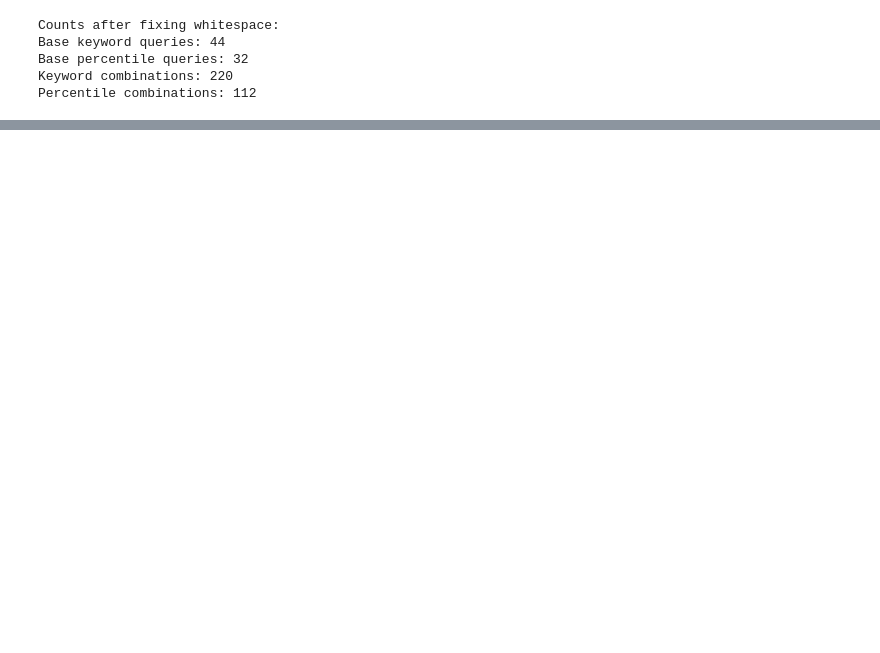
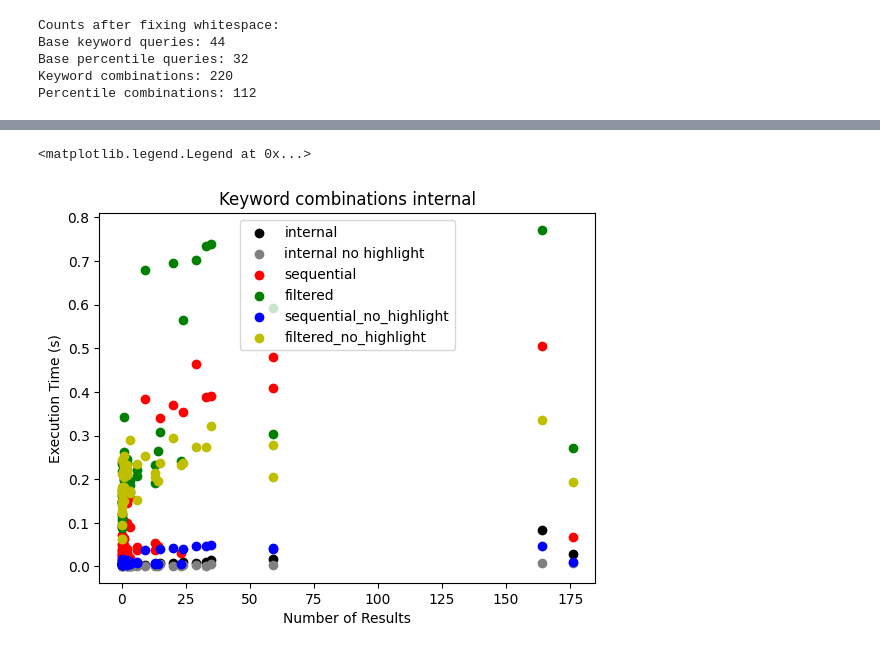
Before and after one commit to lbhm/fainder-demo, a Jupyter notebook: backend/performance_tests/analysis.ipynb, the cells around one changed output, grey strips where cells are left out. Cells and saved outputs as stored; diff of their text form; code cells hidden in the pictures; blank space fills up the shorter version.

```diff
--- a/backend/performance_tests/analysis.ipynb
+++ b/backend/performance_tests/analysis.ipynb
@@ -172,0 +211,68 @@ plt.legend()
+# %%
+# compare kw combinations internal and external ie: kw(a) AND kw(b) vs kw(a AND b) for possible optimization
+# use num_terms== 2
+# category: keyword_combinations and keyword_combinations_internal
+# relevant columns: execution_time, num of results, scenario for internal irrelevant for external relevant
+
+from matplotlib import pyplot as plt
+
+plt.figure()
+
+kw = keyword_combinations[keyword_combinations["num_terms"] == 2]
+
+kw_internal = keyword_combinations_internal[keyword_combinations_internal["num_terms"] == 2]
+
+kw_internal = kw_internal[kw_internal["results_consistent"] == True]
+
+
+# for kw external on line per scenario
+scenarios = kw["scenario"].unique()
+# compare the execution time of the keyword queries with len(ids) == 2 and the execution time of the percentile queries with len(ids) == 2 with different scenarios in two separate plots with bar charts
+
+
+scenarios = kw_internal["scenario"].unique()
+no_highlighted_scenarios = []
+highlighted_scenarios = []
+for i in scenarios:
+    if "no_highlight" in i:
+        no_highlighted_scenarios.append(i)
+    else:
+        highlighted_scenarios.append(i)
+
+df_highlighted = kw_internal[kw_internal["scenario"].isin(highlighted_scenarios)]
+df_no_highlighted = kw_internal[kw_internal["scenario"].isin(no_highlighted_scenarios)]
+
+df_highlighted = df_highlighted.groupby("num_results")["execution_time"].mean()
+
+plt.scatter(df_highlighted.index, df_highlighted, label="internal", color="black")
+
+df_no_highlighted = df_no_highlighted.groupby("num_results")["execution_time"].mean()
+
+plt.scatter(
+    df_no_highlighted.index, df_no_highlighted, label="internal no highlight", color="grey"
+)
+
+# add external kw
+kw = kw[kw["results_consistent"] == True]
+
+# plot per scenario
+
+scenarios = kw["scenario"].unique()
+colors = ["r", "g", "b", "y", "c", "m", "k"]
+
+for i, scenario in enumerate(scenarios):
+    df = kw[kw["scenario"] == scenario]
+
+    plt.scatter(df["num_results"], df["execution_time"], label=scenario, color=colors[i])
+
+
+plt.xlabel("Number of Results")
+
+plt.ylabel("Execution Time (s)")
+
+plt.title("Keyword combinations internal")
+
+plt.legend()
+# %% [output]
+<matplotlib.legend.Legend at 0x...>
+[figure, added]
```
Also changed, not shown: parts of 9 cells of this notebook, 2 other files.
